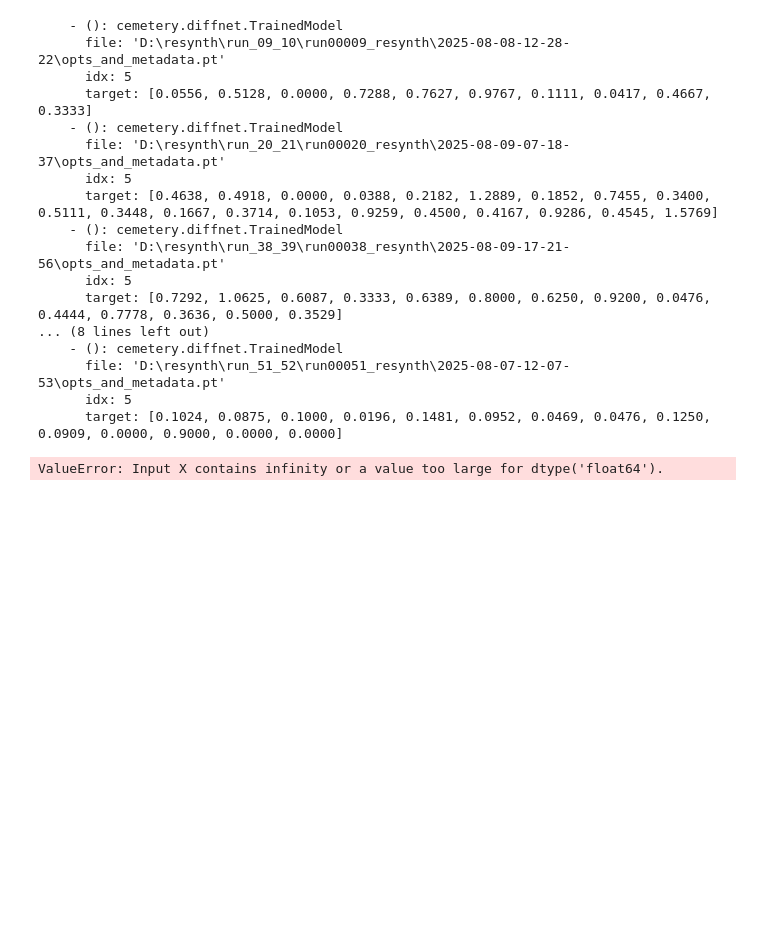
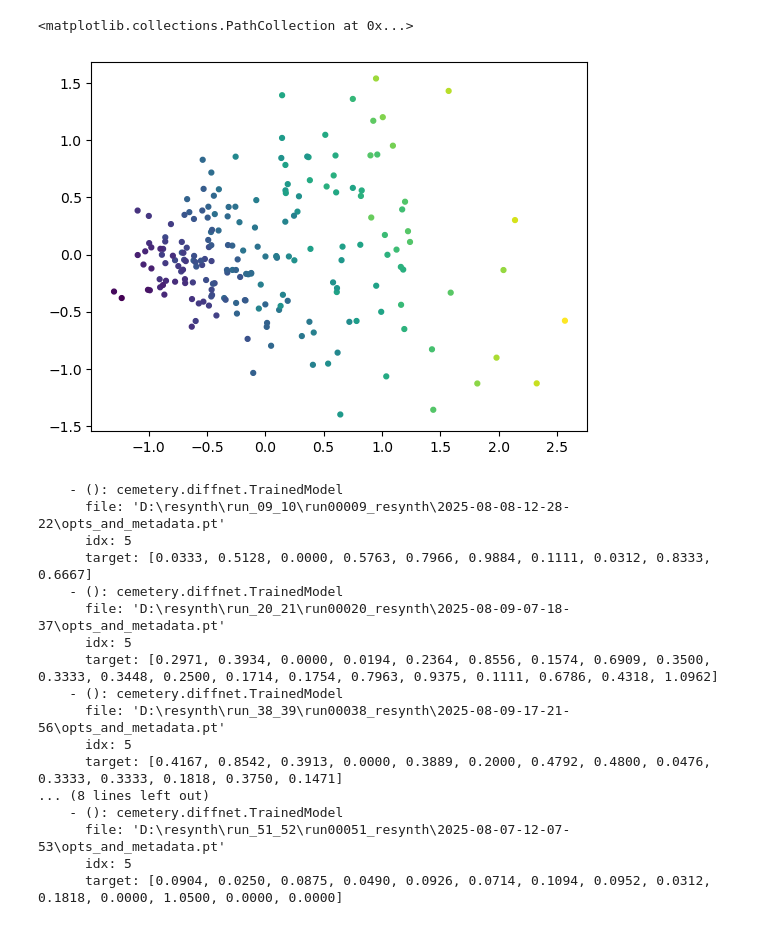
Before and after one commit to darikg/diffusion-net, a Jupyter notebook: experiments/regression_0/diffnet_ga_targets.ipynb, the cells around one changed output. Cells and saved outputs as stored; diff of their text form; code cells hidden in the pictures; blank space fills up the shorter version.

Commit message:
catch wrong error

```diff
--- a/experiments/regression_0/diffnet_ga_targets.ipynb
+++ b/experiments/regression_0/diffnet_ga_targets.ipynb
@@ -11,11 +11,17 @@ from pyvista import PolyData
 import pyvista as pv
 from scipy.stats import pearsonr
 # %%
-@dataclass
 class SourceModel:
-    trained_file: str
-    trained_idx: int
-    cp_data_file: str
+    def __init__(
+        self,
+        trained_file: str,
+        trained_idx: int,
+        cp_data_file: str,
+    ):
+        self.trained_file = trained_file
+        self.trained_idx = trained_idx
+        self.cp_data_file = cp_data_file
+        self._cp_ndata: NeurophysData | None = None
 
     def load_corpus_data(
         self,
@@ -24,7 +30,7 @@ class SourceModel:
         reader = Readers.from_file(self.trained_file)[self.trained_idx]
 
         ga_ndata = NeurophysData.load_data(
-            data_file=reader.metadata.opts.data_file,
+            data_file=Path(reader.metadata.opts.data_file),
             file_mode=reader.metadata.opts.mesh_file_mode,
             spike_window=reader.metadata.spike_window,
             n_faces=reader.metadata.n_faces,
@@ -36,8 +42,8 @@ class SourceModel:
         ga_r_min = ga_responses.min(axis=0)
         ga_r_max = ga_responses.max(axis=0)
 
-        cp_ndata = NeurophysData.load_data(
-            data_file=self.cp_data_file,
+        cp_ndata = self._cp_ndata = NeurophysData.load_data(
+            data_file=Path(self.cp_data_file),
             file_mode='thumbnail',
             spike_window=reader.metadata.spike_window,
             n_faces=None,
@@ -74,7 +80,7 @@ models = [
         cp_data_file=r"D:\resynth\run_38_39\run00039_exported\run00039_exported.hdf",
     ),
     SourceModel(
-        trained_file=r"D:\resynth\run_42_43\run00042_resynth\2025-08-10-07-01-41\opts_and_metadata.pt",
+        trained_file=r"D:\resynth\run_42_43\run00042_resynth\2025-08-11-14-04-05\opts_and_metadata.pt",
         trained_idx=5,
         cp_data_file=r"D:\resynth\run_42_43\run00043_exported\run00043_exported.hdf",
     ),
@@ -101,3 +104,17 @@ best_stim = cp_responses.iloc[mag.argmax()]
+# %%
+l2_mag = np.sqrt((cp_responses ** 2).sum(axis=1))
+best_stim = cp_responses.iloc[l2_mag.argmax()]
+
+import numpy as np
+from sklearn.decomposition import PCA
+pca = PCA(n_components=2)
+pca.fit(cp_responses);
+
+x = pca.transform(cp_responses)
+plt.scatter(x[:, 0], x[:, 1], 12, l2_mag)
+# %% [output]
+<matplotlib.collections.PathCollection at 0x...>
+[figure, added]
 # %%
 for tm, (model_idx, target) in zip(models, best_stim.groupby('model_idx')):
     s = f"""
@@ -110,27 +127,17 @@ for tm, (model_idx, target) in zip(models, best_stim.groupby('model_idx')):
     - (): cemetery.diffnet.TrainedModel
       file: 'D:\resynth\run_09_10\run00009_resynth\2025-08-08-12-28-22\opts_and_metadata.pt'
       idx: 5
-      target: [0.0556, 0.5128, 0.0000, 0.7288, 0.7627, 0.9767, 0.1111, 0.0417, 0.4667, 0.3333]
+      target: [0.0333, 0.5128, 0.0000, 0.5763, 0.7966, 0.9884, 0.1111, 0.0312, 0.8333, 0.6667]
     - (): cemetery.diffnet.TrainedModel
       file: 'D:\resynth\run_20_21\run00020_resynth\2025-08-09-07-18-37\opts_and_metadata.pt'
       idx: 5
-      target: [0.4638, 0.4918, 0.0000, 0.0388, 0.2182, 1.2889, 0.1852, 0.7455, 0.3400, 0.5111, 0.3448, 0.1667, 0.3714, 0.1053, 0.9259, 0.4500, 0.4167, 0.9286, 0.4545, 1.5769]
+      target: [0.2971, 0.3934, 0.0000, 0.0194, 0.2364, 0.8556, 0.1574, 0.6909, 0.3500, 0.3333, 0.3448, 0.2500, 0.1714, 0.1754, 0.7963, 0.9375, 0.1111, 0.6786, 0.4318, 1.0962]
     - (): cemetery.diffnet.TrainedModel
       file: 'D:\resynth\run_38_39\run00038_resynth\2025-08-09-17-21-56\opts_and_metadata.pt'
       idx: 5
-      target: [0.7292, 1.0625, 0.6087, 0.3333, 0.6389, 0.8000, 0.6250, 0.9200, 0.0476, 0.4444, 0.7778, 0.3636, 0.5000, 0.3529]
+      target: [0.4167, 0.8542, 0.3913, 0.0000, 0.3889, 0.2000, 0.4792, 0.4800, 0.0476, 0.3333, 0.3333, 0.1818, 0.3750, 0.1471]
 ... (8 lines left out)
     - (): cemetery.diffnet.TrainedModel
       file: 'D:\resynth\run_51_52\run00051_resynth\2025-08-07-12-07-53\opts_and_metadata.pt'
       idx: 5
-      target: [0.1024, 0.0875, 0.1000, 0.0196, 0.1481, 0.0952, 0.0469, 0.0476, 0.1250, 0.0909, 0.0000, 0.9000, 0.0000, 0.0000]
+      target: [0.0904, 0.0250, 0.0875, 0.0490, 0.0926, 0.0714, 0.1094, 0.0952, 0.0312, 0.1818, 0.0000, 1.0500, 0.0000, 0.0000]
-# %%
-import numpy as np
-from sklearn.decomposition import PCA
-pca = PCA(n_components=2)
-pca.fit(cp_responses);
-
-x = pca.transform(cp_responses)
-plt.scatter(x[:, 0], x[:, 1], 12, mag)
-# %% [output]
-ValueError: Input X contains infinity or a value too large for dtype('float64').
```
Also changed, not shown: parts of 2 cells of this notebook, 4 other files.
